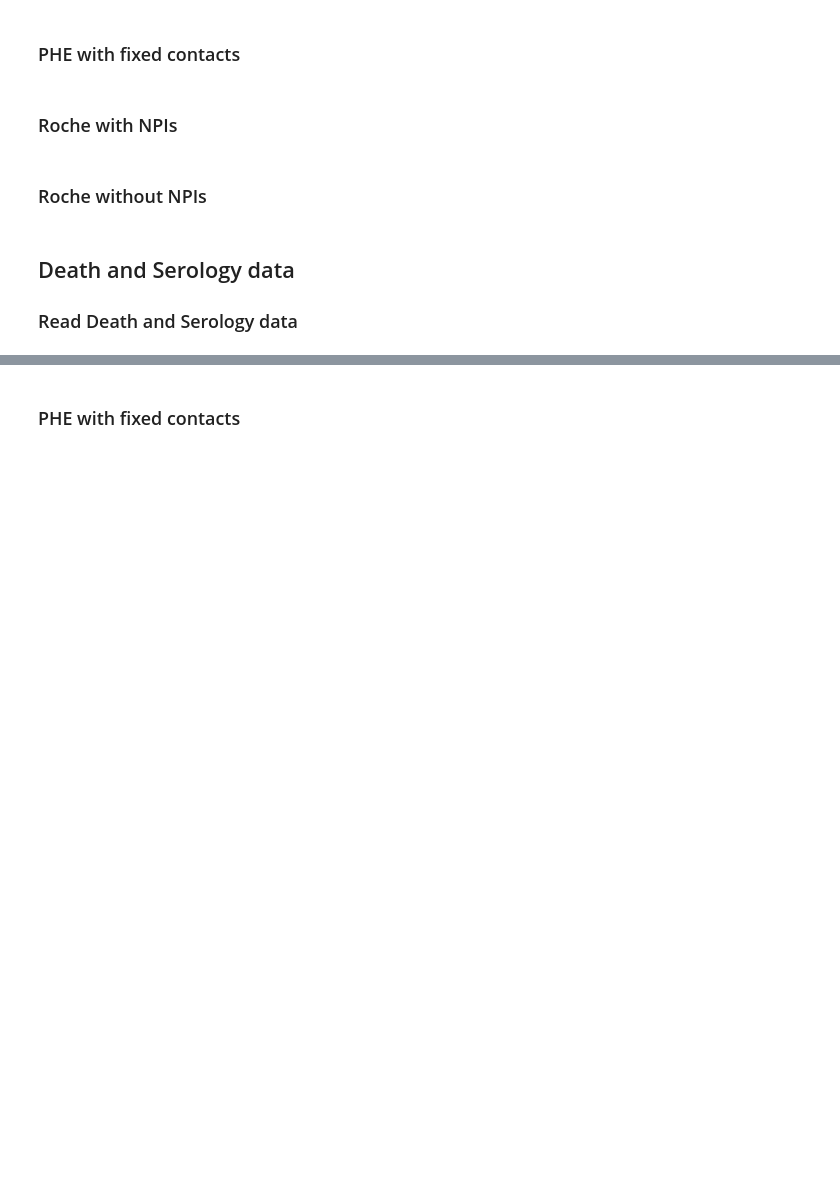
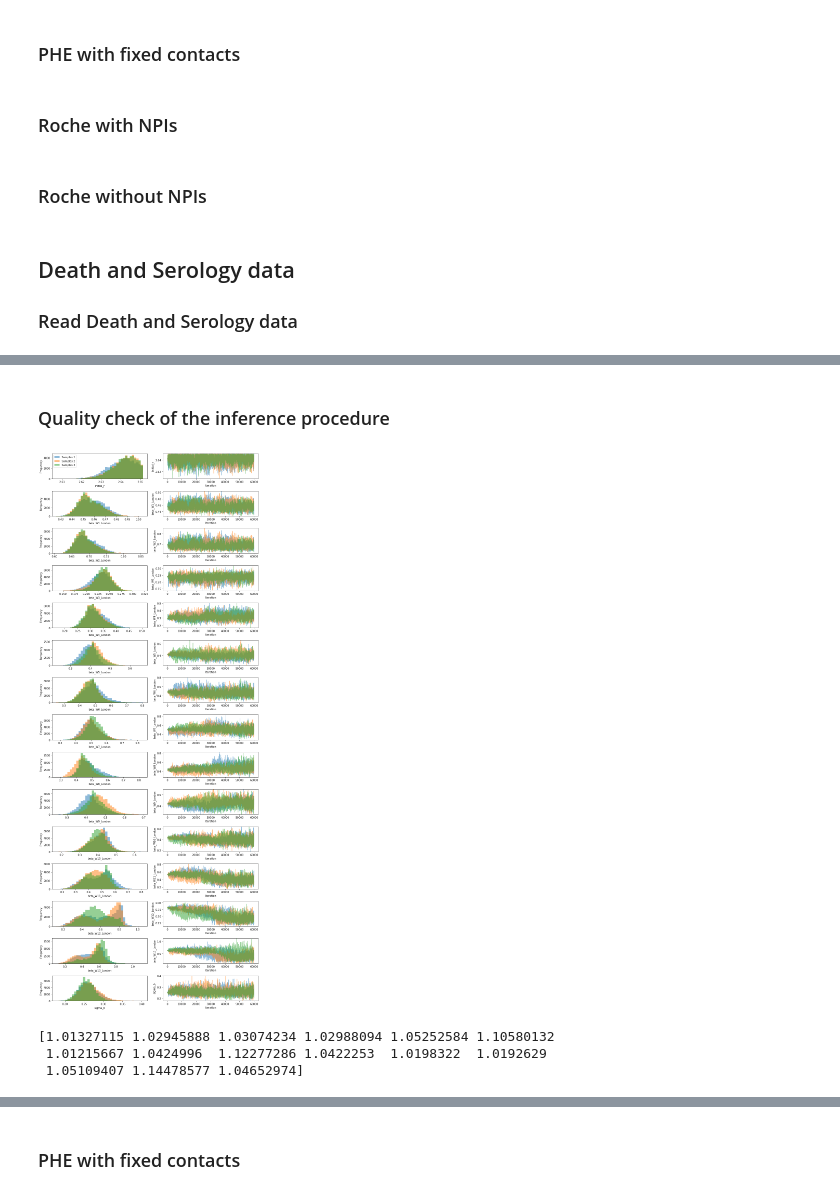
Before and after one commit to I-Bouros/multi-epi-model-cross-analysis, a Jupyter notebook: epimodels/examples/seir_comparison/phe_vs_roche_comparison_fs.ipynb, the cells around one changed output, grey strips where cells are left out. Drawn from its saved outputs; the diff is of its cells as text; code cells hidden in the pictures; blank space fills up the shorter version.

```diff
--- a/epimodels/examples/seir_comparison/phe_vs_roche_comparison_fs.ipynb
+++ b/epimodels/examples/seir_comparison/phe_vs_roche_comparison_fs.ipynb
@@ -27,7 +30,7 @@ from iteration_utilities import deepflatten
 ### Define setup matrices for the PHE and Roche Model + NPIs
 # %%
 # Populate the model
-total_days =  90
+total_days =  132
 regions = ['London']
 age_groups = ['0-1', '1-5', '5-15', '15-25', '25-45', '45-65', '65-75', '75+']
 
@@ -88,7 +91,7 @@ time_changes_npi_yes = np.loadtxt(os.path.join(path, 'times_npis.csv'), dtype=in
 general_npi_no = [[False, False, False, False, False, False, False, False, False]]
 time_changes_flag_no = [1]
 
-reg_levels_npi_no = [[0, 0, 0, 0, 0, 0, 0, 0, 0]]
+reg_levels_npi_no = [[[0, 0, 0, 0, 0, 0, 0, 0, 0]]]
 time_changes_npi_no = [1]
 # %% [markdown]
 ### Set the parameters and initial conditions of the model and bundle everything together
@@ -339,22 +323,6 @@ roche_model_fix.set_age_groups(age_groups)
 roche_model_fix.read_contact_data(matrices_contact_fix, time_changes_contact_fix)
 roche_model_fix.read_regional_data(matrices_region_fix, time_changes_region_fix)
 roche_model_fix.read_npis_data(max_levels_npi, targeted_npi, general_npi_no, reg_levels_npi_no, time_changes_npi_no, time_changes_flag_no)
-
-# Initial number of susceptibles
-path = os.path.join('../../data/england_population/England_population.csv')
-total_susceptibles = np.loadtxt(path, dtype=int, delimiter=',').tolist()
-susceptibles = []
-susceptibles.append(total_susceptibles[-1])
-
-# Initial number of infectives
-ICs_multiplier = [30, 5]
-infectives_pre = (ICs_multiplier[0] * np.ones((len(regions), len(age_groups)))).tolist()
-infectives_pre_ss = (ICs_multiplier[1] * np.ones((len(regions), len(age_groups)))).tolist()
-
-infectives = (np.array(infectives_pre) + np.array(infectives_pre_ss)).tolist()
-
-# List of times at which we wish to evaluate the states of the compartments of the model
-times = np.arange(1, total_days+1, 1).tolist()
 # %%
 # Set ICs parameters
 roche_model_fix_ICs = em.RocheICs(
@@ -466,0 +462,24 @@ phe_var_samples = phe_inference_var.inference_problem_setup(times, num_iter=6000
+# %% [markdown]
+### Quality check of the inference procedure
+# %%
+import pints.plot
+
+# Plot histograms of the parameters inferred for London
+param_names = ['initial_r']
+param_names.extend(['beta_W{}_London'.format(i+1) for i in range(len(np.arange(44, len(times), 7)))])
+param_names.extend(['sigma_b'])
+
+pints.plot.trace(phe_var_samples, parameter_names=param_names)
+plt.show()
+# %% [output]
+[figure, added]
+# %%
+# Eliminate burn-in iterations (1/2 of the chain lengths)
+phe_var_samples = phe_var_samples[:, 30000:, :]
+
+# Compute the R-hat estimates for the remaining samples
+print(pints.rhat(phe_var_samples))
+# %% [output]
+[1.01327115 1.02945888 1.03074234 1.02988094 1.05252584 1.10580132
+ 1.01215667 1.0424996  1.12277286 1.0422253  1.0198322  1.0192629
+ 1.05109407 1.14478577 1.04652974]
```
Also changed, not shown: parts of 25 cells of this notebook, 8 other files.
